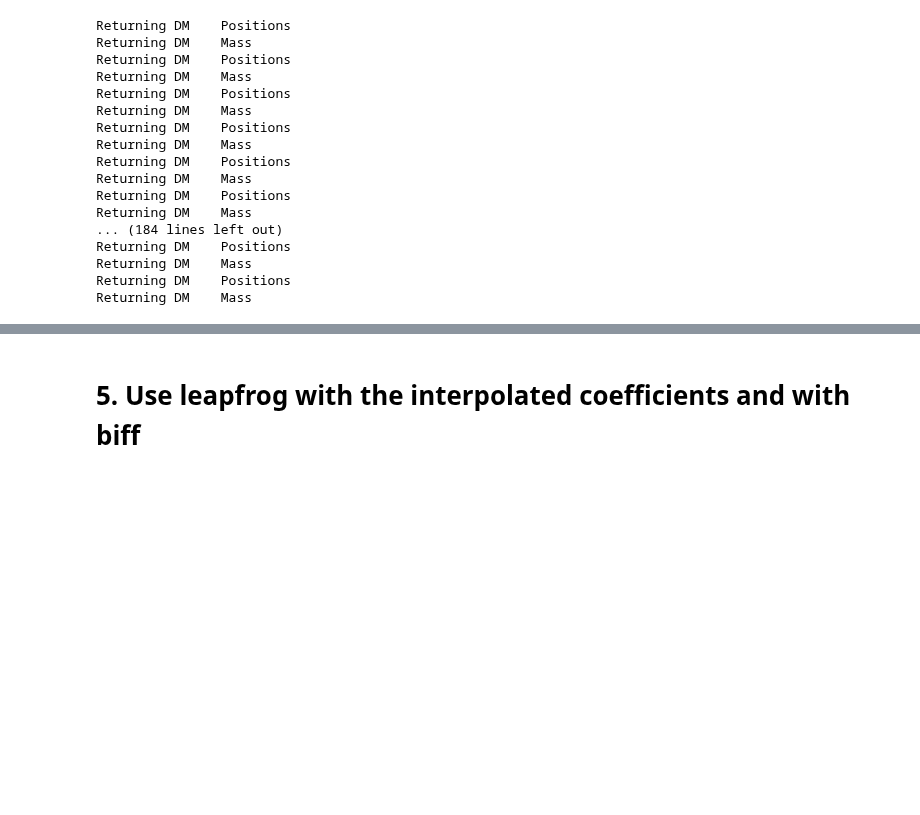
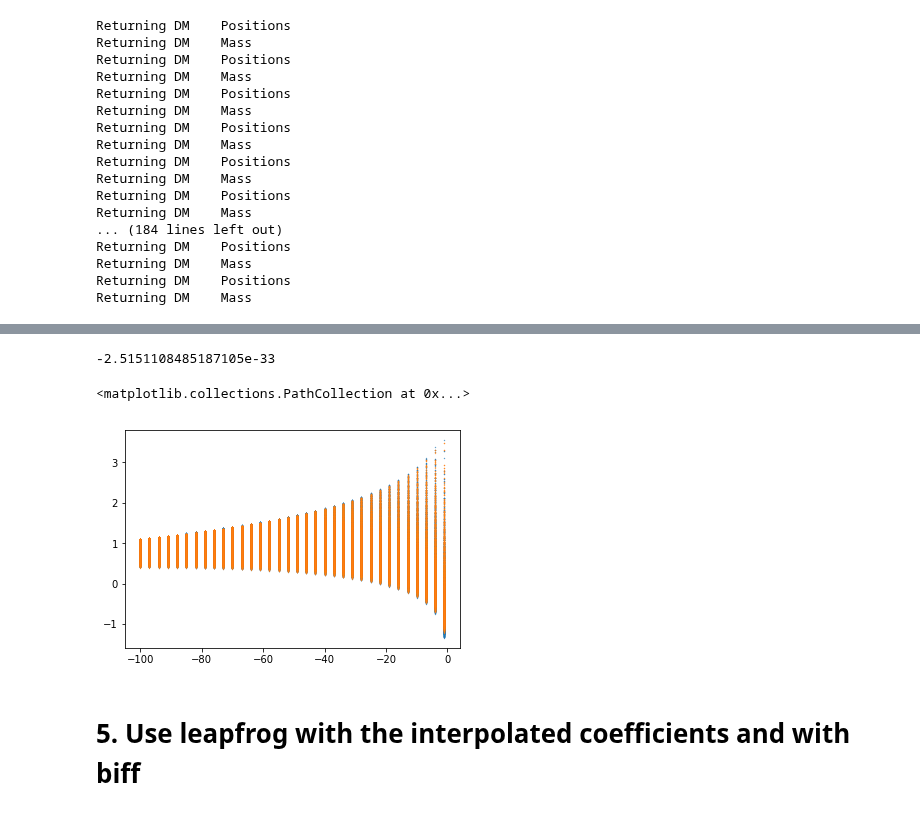
Before and after one commit to jngaravitoc/LMC-MW, a Jupyter notebook: code/SCF/computing_BEF_coeff_from_nbodysim.ipynb, the cells around one changed output, grey strips where cells are left out. Saved outputs shown, nothing was run; the diff lists cells and outputs as text; code cells hidden in the pictures; blank space fills up the shorter version.

```diff
--- a/code/SCF/computing_BEF_coeff_from_nbodysim.ipynb
+++ b/code/SCF/computing_BEF_coeff_from_nbodysim.ipynb
@@ -206,3 +244,13 @@ Wall time: 4.39 ms
+# %%
+acc_biff_test[0][0]
+# %% [output]
+-2.5151108485187105e-33
+# %%
+scatter(grid_pos[0], np.log10((a_hern_test[0])), s=0.1)
+scatter(grid_pos[0], np.log10((-acc_biff_test[:,0])*convtokms.value), s=0.1)
+# %% [output]
+<matplotlib.collections.PathCollection at 0x...>
+[figure, added]
 # %% [markdown]
 # 5. Use leapfrog with the interpolated coefficients and with biff
 # %%
```
Also changed, not shown: parts of 16 cells of this notebook.
